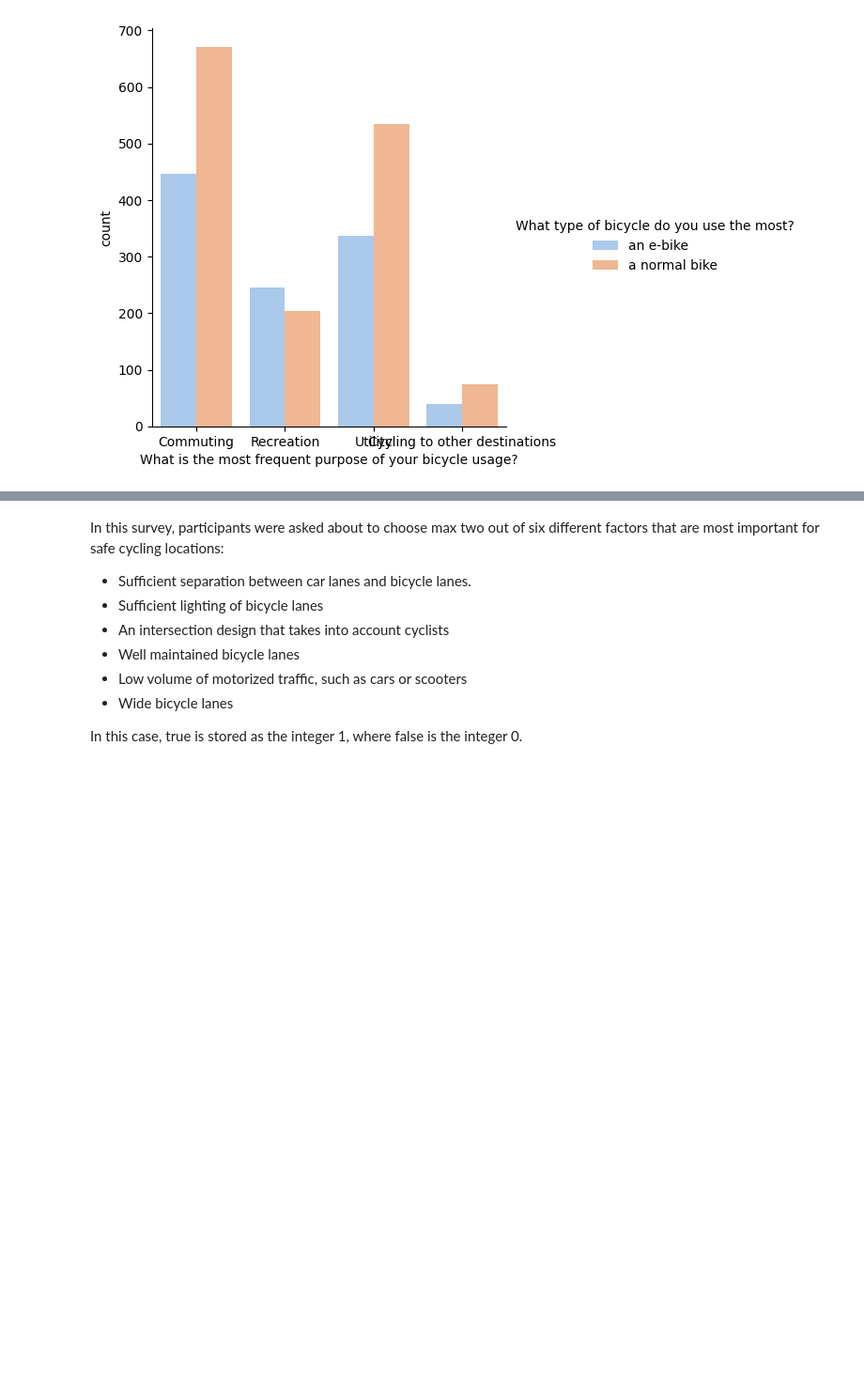
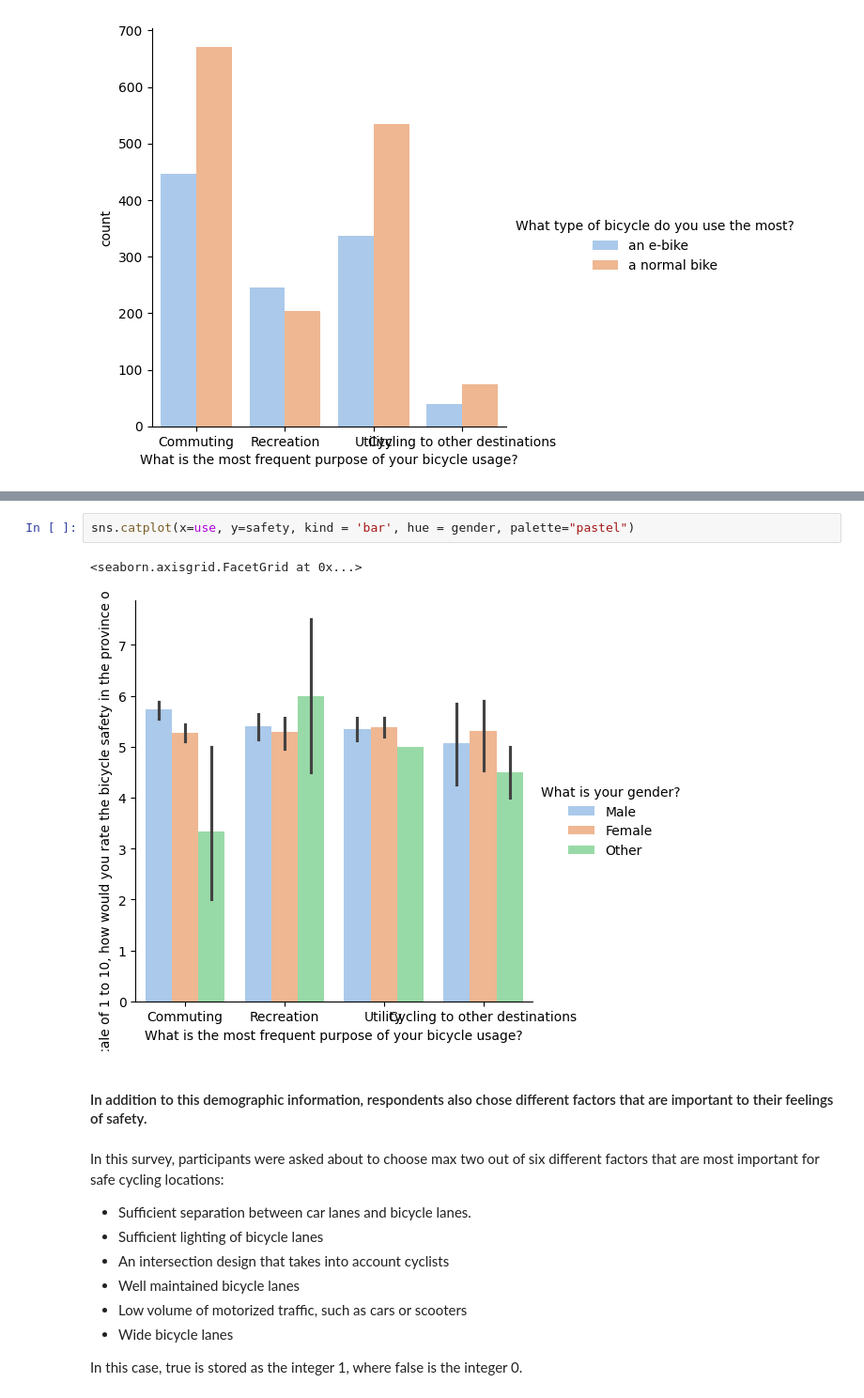
Before and after one commit to eizent/thesis_coding, a Jupyter notebook: data exploration.ipynb, the cells around one changed output, grey strips where cells are left out. Shown at 94% size. Saved outputs shown, nothing was run; the diff lists cells and outputs as text; blank space fills up the shorter version.

```diff
--- a/data exploration.ipynb
+++ b/data exploration.ipynb
@@ -147,3 +187,10 @@ sns.catplot(x=use, kind="count", hue = type_bike, palette="pastel")
+# %%
+sns.catplot(x=use, y=safety, kind = 'bar', hue = gender, palette="pastel")
+# %% [output]
+<seaborn.axisgrid.FacetGrid at 0x...>
+[figure, added]
+# %% [markdown]
+#### In addition to this demographic information, respondents also chose different factors that are important to their feelings of safety.
 # %% [markdown]
 In this survey, participants were asked about to choose max two out of six different factors that are most important for safe cycling locations:
 
```
Also changed, not shown: parts of 16 cells of this notebook.
